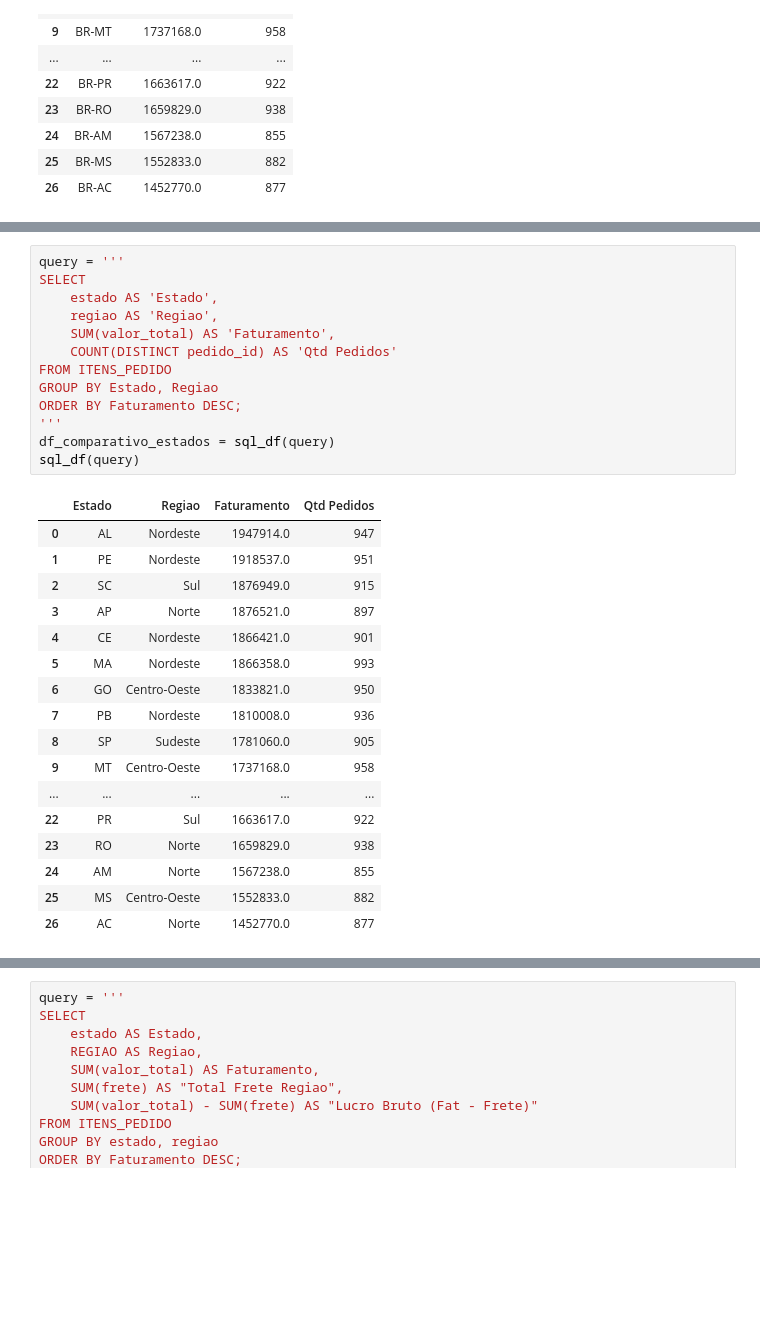
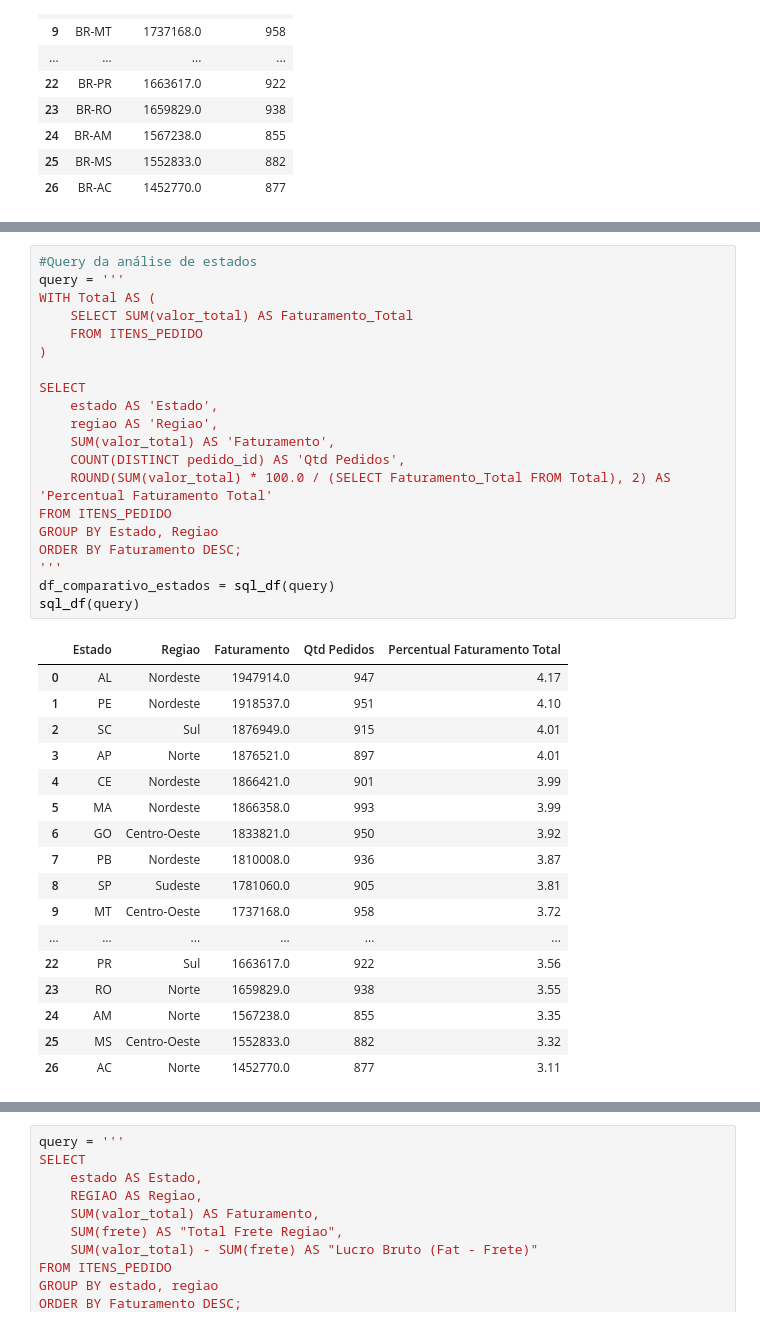
Before and after one commit to PedroCanhete/Dashboard-Vendas, a Jupyter notebook: projetoVendasECommerce.ipynb, the cells around one changed output, grey strips where cells are left out. Drawn from its saved outputs; the diff is of its cells as text; blank space fills up the shorter version.

```diff
--- a/projetoVendasECommerce.ipynb
+++ b/projetoVendasECommerce.ipynb
@@ -898,36 +978,43 @@ with engine.connect() as conexao:
     conexao.execute(text(query_update_coluna_regioes))
     conexao.execute(text(query_update_regioes))
 # %%
+#Query da análise de estados
 query = '''
+WITH Total AS (
+    SELECT SUM(valor_total) AS Faturamento_Total
+    FROM ITENS_PEDIDO
+)
+
 SELECT
     estado AS 'Estado',
     regiao AS 'Regiao',
     SUM(valor_total) AS 'Faturamento',
-    COUNT(DISTINCT pedido_id) AS 'Qtd Pedidos'
+    COUNT(DISTINCT pedido_id) AS 'Qtd Pedidos',
+    ROUND(SUM(valor_total) * 100.0 / (SELECT Faturamento_Total FROM Total), 2) AS 'Percentual Faturamento Total'
 FROM ITENS_PEDIDO
 GROUP BY Estado, Regiao
 ORDER BY Faturamento DESC;
 '''
 df_comparativo_estados = sql_df(query)
 sql_df(query)
 # %% [output]
-|  | Estado | Regiao | Faturamento | Qtd Pedidos |
-| 0 | AL | Nordeste | 1947914.0 | 947 |
-| 1 | PE | Nordeste | 1918537.0 | 951 |
-| 2 | SC | Sul | 1876949.0 | 915 |
-| 3 | AP | Norte | 1876521.0 | 897 |
-| 4 | CE | Nordeste | 1866421.0 | 901 |
-| 5 | MA | Nordeste | 1866358.0 | 993 |
-| 6 | GO | Centro-Oeste | 1833821.0 | 950 |
-| 7 | PB | Nordeste | 1810008.0 | 936 |
-| 8 | SP | Sudeste | 1781060.0 | 905 |
-| 9 | MT | Centro-Oeste | 1737168.0 | 958 |
-| ... | ... | ... | ... | ... |
-| 22 | PR | Sul | 1663617.0 | 922 |
-| 23 | RO | Norte | 1659829.0 | 938 |
-| 24 | AM | Norte | 1567238.0 | 855 |
-| 25 | MS | Centro-Oeste | 1552833.0 | 882 |
-| 26 | AC | Norte | 1452770.0 | 877 |
+|  | Estado | Regiao | Faturamento | Qtd Pedidos | Percentual Faturamento Total |
+| 0 | AL | Nordeste | 1947914.0 | 947 | 4.17 |
+| 1 | PE | Nordeste | 1918537.0 | 951 | 4.10 |
+| 2 | SC | Sul | 1876949.0 | 915 | 4.01 |
+| 3 | AP | Norte | 1876521.0 | 897 | 4.01 |
+| 4 | CE | Nordeste | 1866421.0 | 901 | 3.99 |
+| 5 | MA | Nordeste | 1866358.0 | 993 | 3.99 |
+| 6 | GO | Centro-Oeste | 1833821.0 | 950 | 3.92 |
+| 7 | PB | Nordeste | 1810008.0 | 936 | 3.87 |
+| 8 | SP | Sudeste | 1781060.0 | 905 | 3.81 |
+| 9 | MT | Centro-Oeste | 1737168.0 | 958 | 3.72 |
+| ... | ... | ... | ... | ... | ... |
+| 22 | PR | Sul | 1663617.0 | 922 | 3.56 |
+| 23 | RO | Norte | 1659829.0 | 938 | 3.55 |
+| 24 | AM | Norte | 1567238.0 | 855 | 3.35 |
+| 25 | MS | Centro-Oeste | 1552833.0 | 882 | 3.32 |
+| 26 | AC | Norte | 1452770.0 | 877 | 3.11 |
 # %%
 # Agora que ajustamos os estados, vamos criar um novo dataframe separado pelas regiões para melhorar a visualização
 query='''
```
Also changed, not shown: parts of 56 cells of this notebook, 1 other file.
